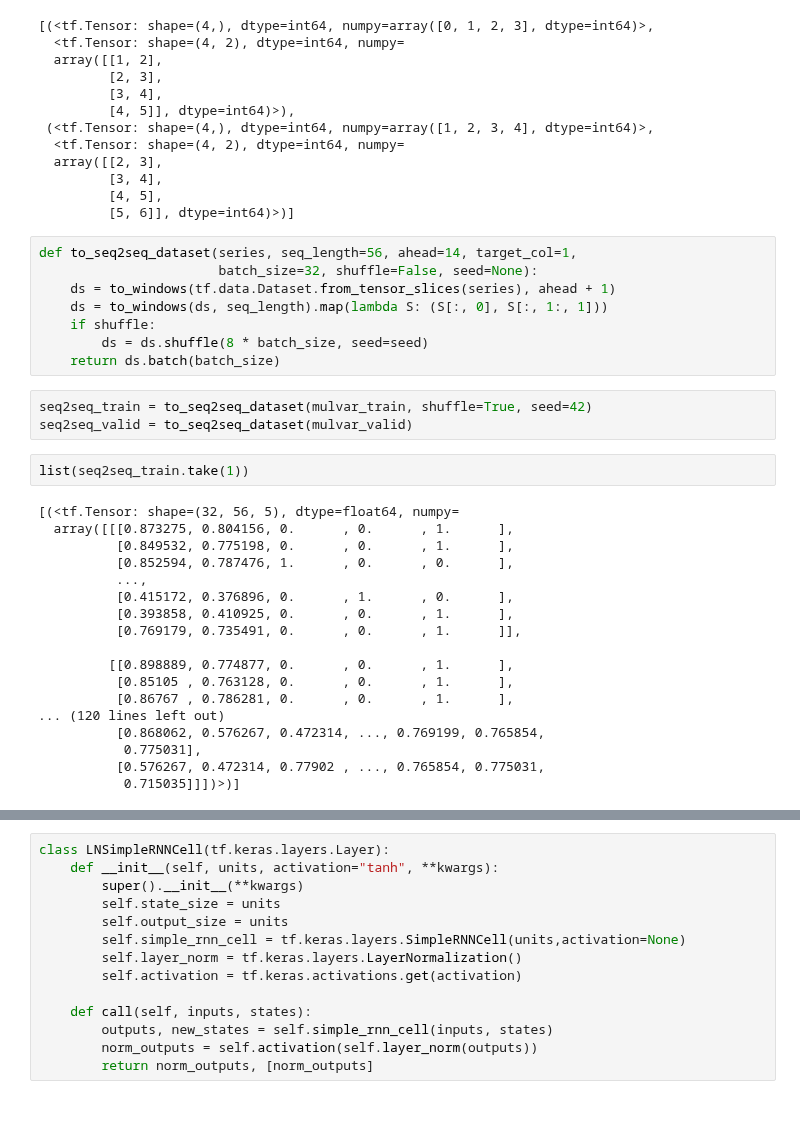
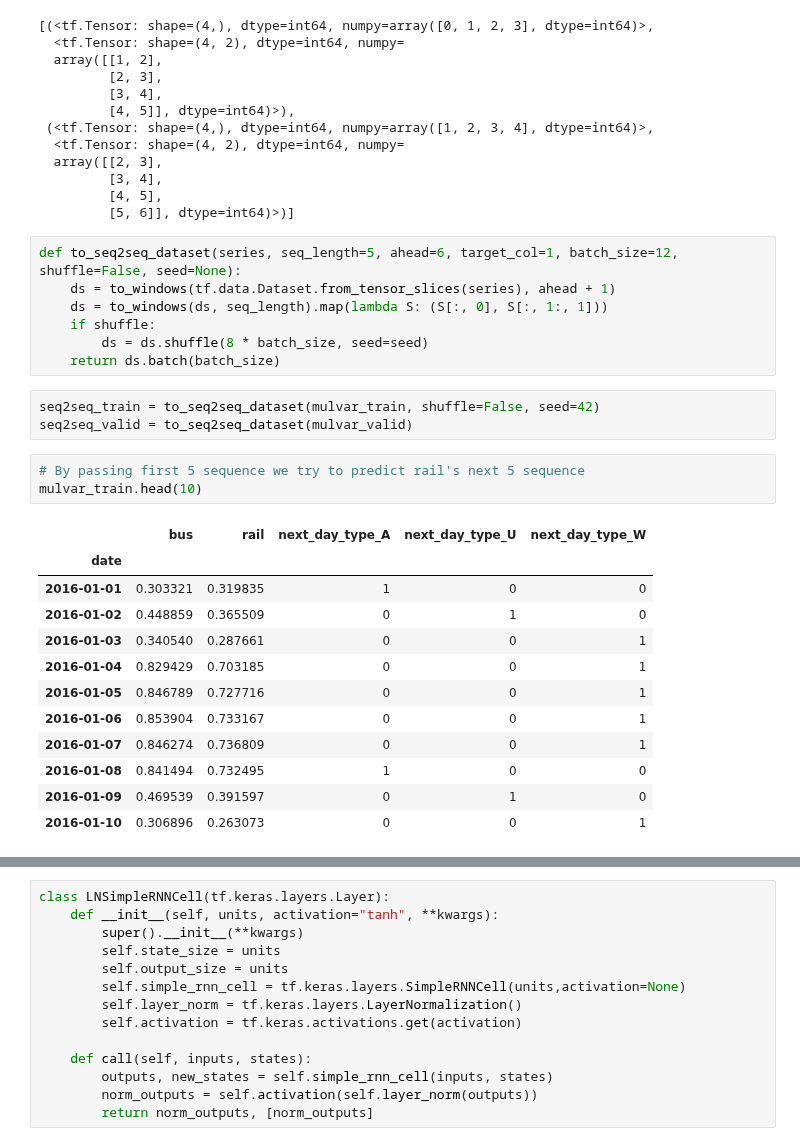
Before and after one commit to Girrajjangid/Machine-Learning-from-Scratch, a Jupyter notebook: Deep Learning/12. Sequencial Processing with Tensorflow.ipynb, the cells around one changed output, grey strips where cells are left out. Drawn from its saved outputs; the diff is of its cells as text; blank space fills up the shorter version.

Commit message:
DL-12: Complete Sequencial modelling
- Sequence to vector model, sequence to sequence model
- LSTM, GRU, Conv1D, WaveNet

```diff
--- a/Deep Learning/12. Sequencial Processing with Tensorflow.ipynb
+++ b/Deep Learning/12. Sequencial Processing with Tensorflow.ipynb
@@ -754,33 +913,28 @@ list(dataset)
          [4, 5],
          [5, 6]], dtype=int64)>)]
 # %%
-def to_seq2seq_dataset(series, seq_length=56, ahead=14, target_col=1,
-                       batch_size=32, shuffle=False, seed=None):
+def to_seq2seq_dataset(series, seq_length=5, ahead=6, target_col=1, batch_size=12, shuffle=False, seed=None):
     ds = to_windows(tf.data.Dataset.from_tensor_slices(series), ahead + 1)
     ds = to_windows(ds, seq_length).map(lambda S: (S[:, 0], S[:, 1:, 1]))
     if shuffle:
         ds = ds.shuffle(8 * batch_size, seed=seed)
     return ds.batch(batch_size)
 # %%
-seq2seq_train = to_seq2seq_dataset(mulvar_train, shuffle=True, seed=42)
+seq2seq_train = to_seq2seq_dataset(mulvar_train, shuffle=False, seed=42)
 seq2seq_valid = to_seq2seq_dataset(mulvar_valid)
-# %%
-list(seq2seq_train.take(1))
-# %% [output]
-[(<tf.Tensor: shape=(32, 56, 5), dtype=float64, numpy=
-  array([[[0.873275, 0.804156, 0.      , 0.      , 1.      ],
-          [0.849532, 0.775198, 0.      , 0.      , 1.      ],
-          [0.852594, 0.787476, 1.      , 0.      , 0.      ],
-          ...,
-          [0.415172, 0.376896, 0.      , 1.      , 0.      ],
-          [0.393858, 0.410925, 0.      , 0.      , 1.      ],
-          [0.769179, 0.735491, 0.      , 0.      , 1.      ]],
-
-         [[0.898889, 0.774877, 0.      , 0.      , 1.      ],
-          [0.85105 , 0.763128, 0.      , 0.      , 1.      ],
-          [0.86767 , 0.786281, 0.      , 0.      , 1.      ],
-... (120 lines left out)
-          [0.868062, 0.576267, 0.472314, ..., 0.769199, 0.765854,
-           0.775031],
-          [0.576267, 0.472314, 0.77902 , ..., 0.765854, 0.775031,
-           0.715035]]])>)]
+# %%
+# By passing first 5 sequence we try to predict rail's next 5 sequence
+mulvar_train.head(10)
+# %% [output]
+|  | bus | rail | next_day_type_A | next_day_type_U | next_day_type_W |
+| date |  |  |  |  |  |
+| 2016-01-01 | 0.303321 | 0.319835 | 1 | 0 | 0 |
+| 2016-01-02 | 0.448859 | 0.365509 | 0 | 1 | 0 |
+| 2016-01-03 | 0.340540 | 0.287661 | 0 | 0 | 1 |
+| 2016-01-04 | 0.829429 | 0.703185 | 0 | 0 | 1 |
+| 2016-01-05 | 0.846789 | 0.727716 | 0 | 0 | 1 |
+| 2016-01-06 | 0.853904 | 0.733167 | 0 | 0 | 1 |
+| 2016-01-07 | 0.846274 | 0.736809 | 0 | 0 | 1 |
+| 2016-01-08 | 0.841494 | 0.732495 | 1 | 0 | 0 |
+| 2016-01-09 | 0.469539 | 0.391597 | 0 | 1 | 0 |
+| 2016-01-10 | 0.306896 | 0.263073 | 0 | 0 | 1 |
```
Also changed, not shown: parts of 87 cells of this notebook.
